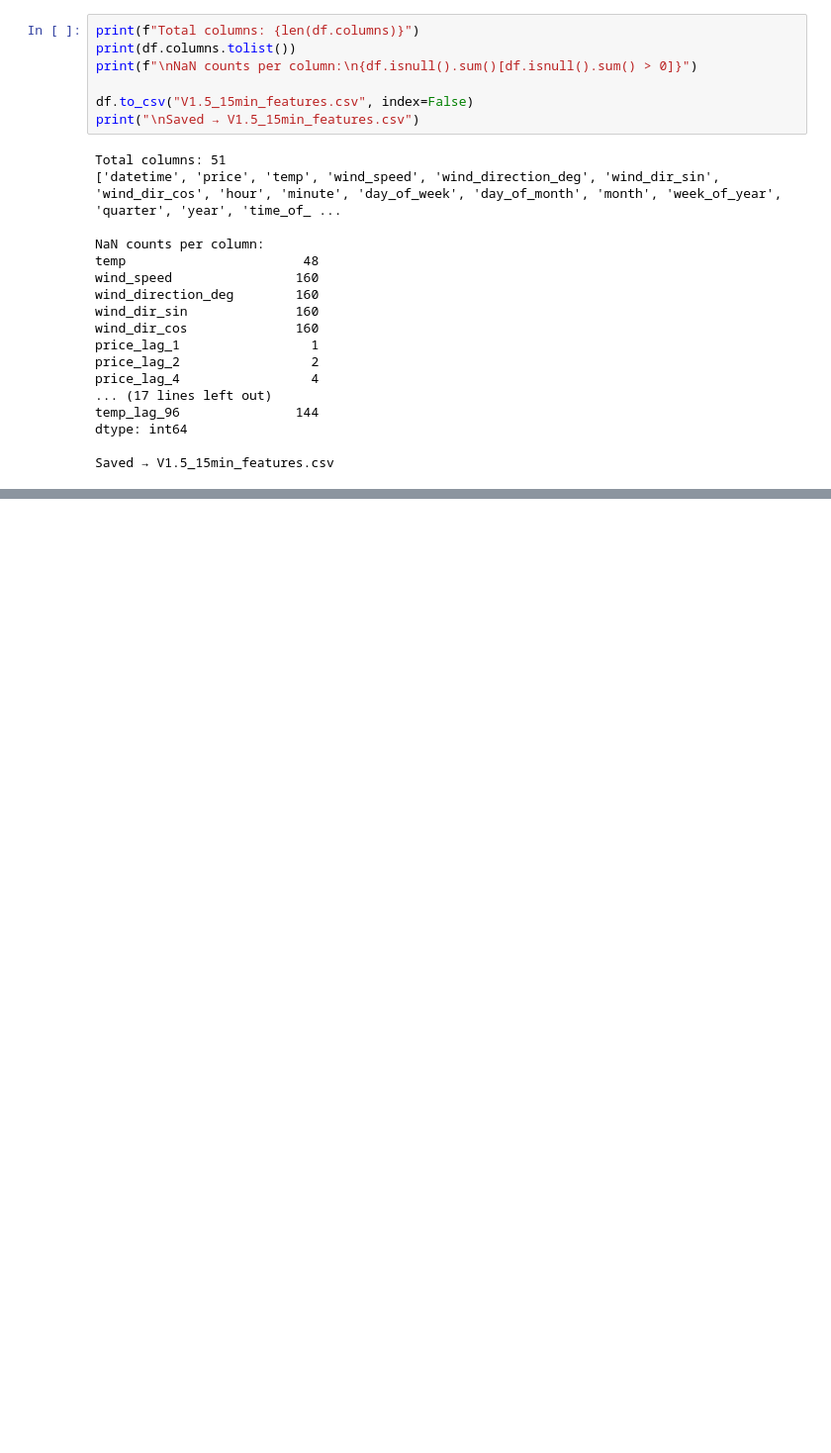
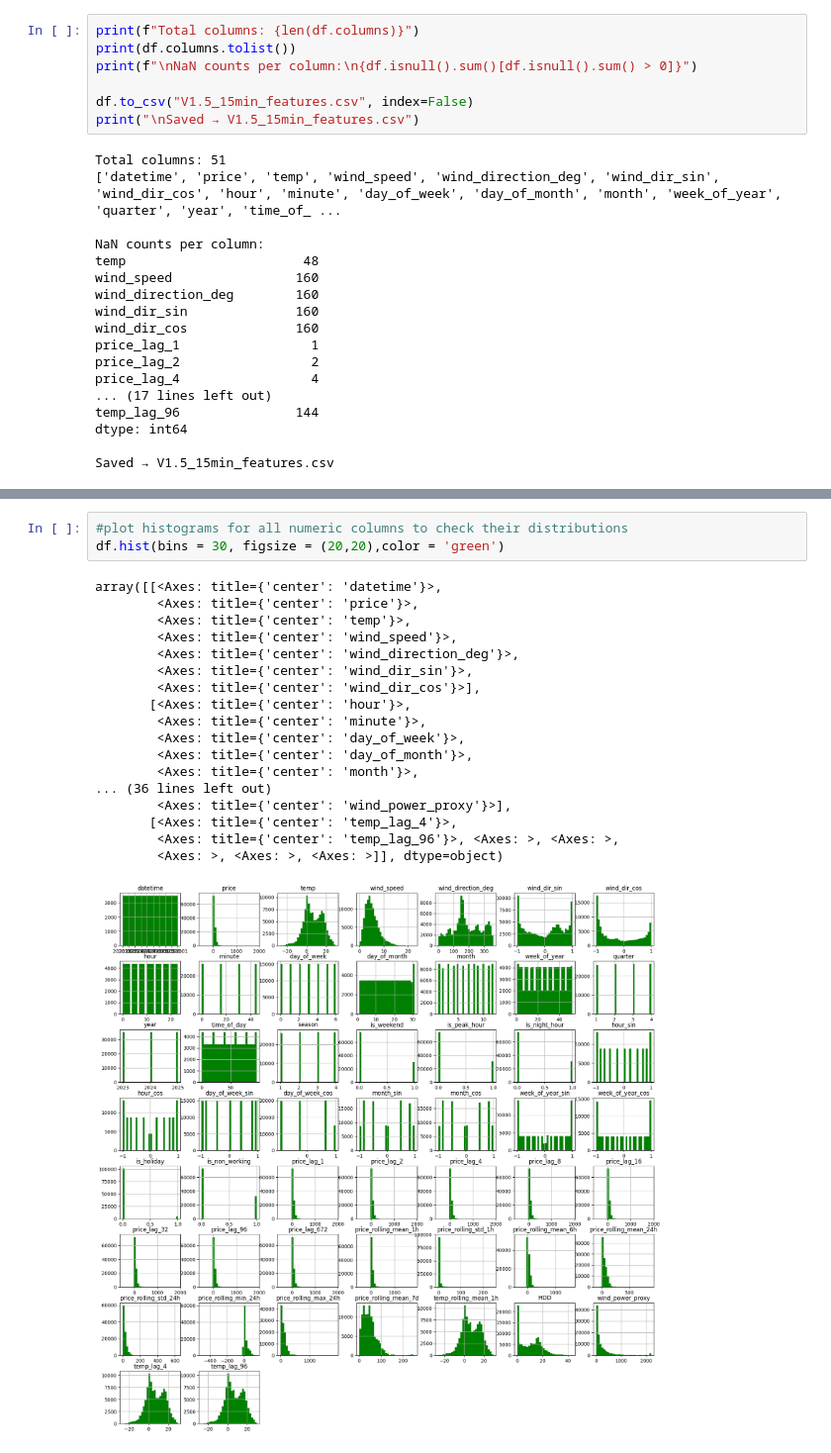
Before and after one commit to ThanSitt/nordpool_electricity_price_prediction, a Jupyter notebook: data/convertData/V1.5_feature_engineering.ipynb, the cells around one changed output, grey strips where cells are left out. Shown at 99% size. Saved outputs shown, nothing was run; the diff lists cells and outputs as text; blank space fills up the shorter version.

```diff
--- a/data/convertData/V1.5_feature_engineering.ipynb
+++ b/data/convertData/V1.5_feature_engineering.ipynb
@@ -240,0 +285,22 @@ Saved → V1.5_15min_features.csv
+# %%
+#plot histograms for all numeric columns to check their distributions
+df.hist(bins = 30, figsize = (20,20),color = 'green')
+# %% [output]
+array([[<Axes: title={'center': 'datetime'}>,
+        <Axes: title={'center': 'price'}>,
+        <Axes: title={'center': 'temp'}>,
+        <Axes: title={'center': 'wind_speed'}>,
+        <Axes: title={'center': 'wind_direction_deg'}>,
+        <Axes: title={'center': 'wind_dir_sin'}>,
+        <Axes: title={'center': 'wind_dir_cos'}>],
+       [<Axes: title={'center': 'hour'}>,
+        <Axes: title={'center': 'minute'}>,
+        <Axes: title={'center': 'day_of_week'}>,
+        <Axes: title={'center': 'day_of_month'}>,
+        <Axes: title={'center': 'month'}>,
+... (36 lines left out)
+        <Axes: title={'center': 'wind_power_proxy'}>],
+       [<Axes: title={'center': 'temp_lag_4'}>,
+        <Axes: title={'center': 'temp_lag_96'}>, <Axes: >, <Axes: >,
+        <Axes: >, <Axes: >, <Axes: >]], dtype=object)
+[figure, added]
```
Also changed, not shown: parts of 6 cells of this notebook.
